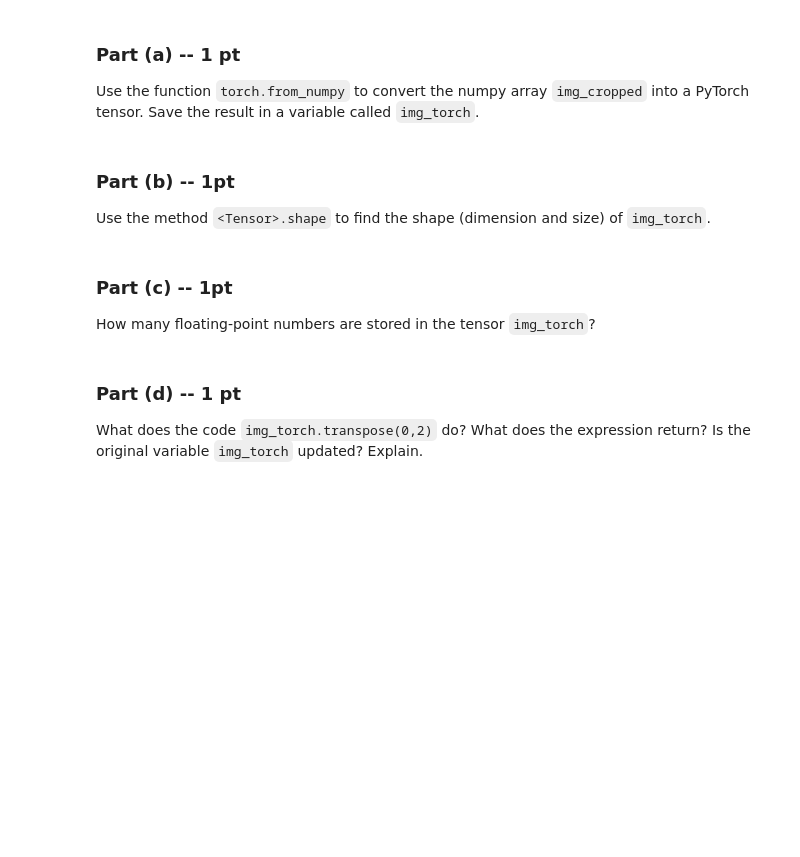
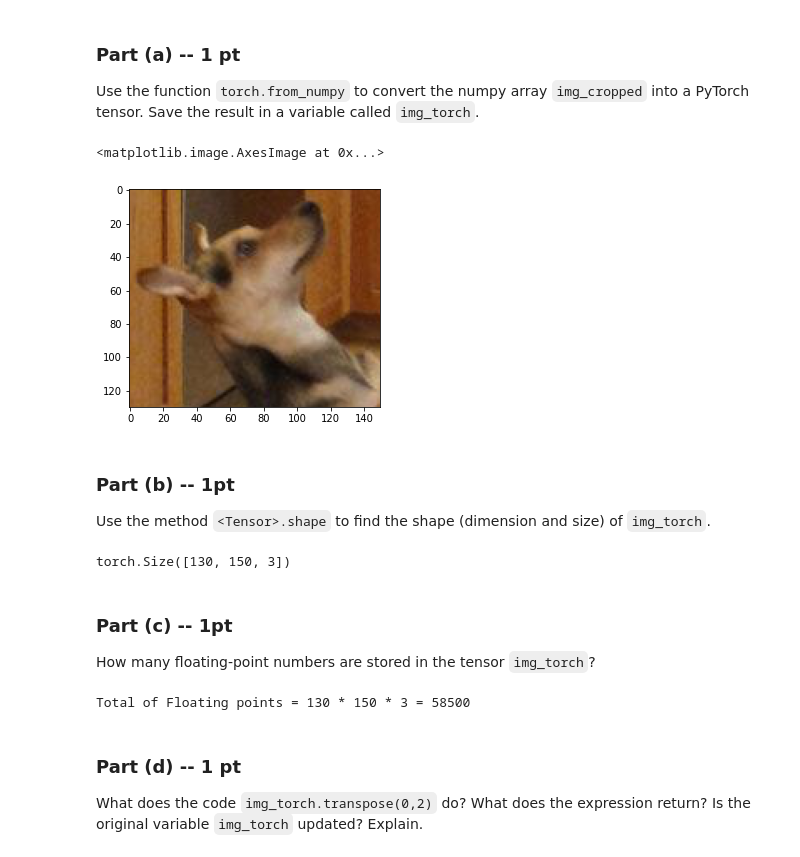
Before and after one commit to hossainrafiu/Deep_Learning_Project_APS360, a Jupyter notebook: Labs/Lab1 PyTorch and ANNs.ipynb, the cells around one changed output. Saved outputs shown, nothing was run; the diff lists cells and outputs as text; code cells hidden in the pictures; blank space fills up the shorter version.

```diff
--- a/Labs/Lab1 PyTorch and ANNs.ipynb
+++ b/Labs/Lab1 PyTorch and ANNs.ipynb
@@ -252,11 +374,25 @@ img_torch = None
+# %%
+img_torch = torch.from_numpy(img_cropped)
+plt.imshow(img_torch)
+# %% [output]
+<matplotlib.image.AxesImage at 0x...>
+[figure, added]
 # %% [markdown]
 ### Part (b) -- 1pt
 
 Use the method `<Tensor>.shape` to find the shape (dimension and size) of `img_torch`.
+# %%
+print(img_torch.shape)
+# %% [output]
+torch.Size([130, 150, 3])
 # %% [markdown]
 ### Part (c) -- 1pt
 
 How many floating-point numbers are stored in the tensor `img_torch`?
+# %%
+print("Total of Floating points = 130 * 150 * 3 =", 130*150*3) # = 58500
+# %% [output]
+Total of Floating points = 130 * 150 * 3 = 58500
 # %% [markdown]
 ### Part (d) -- 1 pt
 
```
Also changed, not shown: parts of 33 cells of this notebook, 2 other files.
